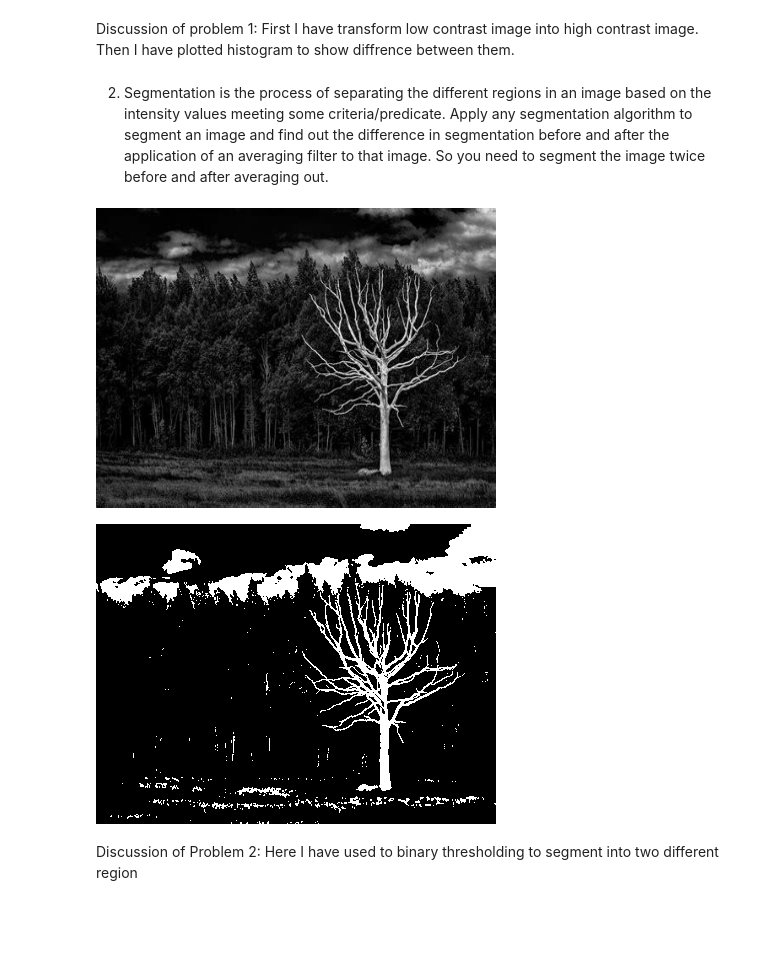
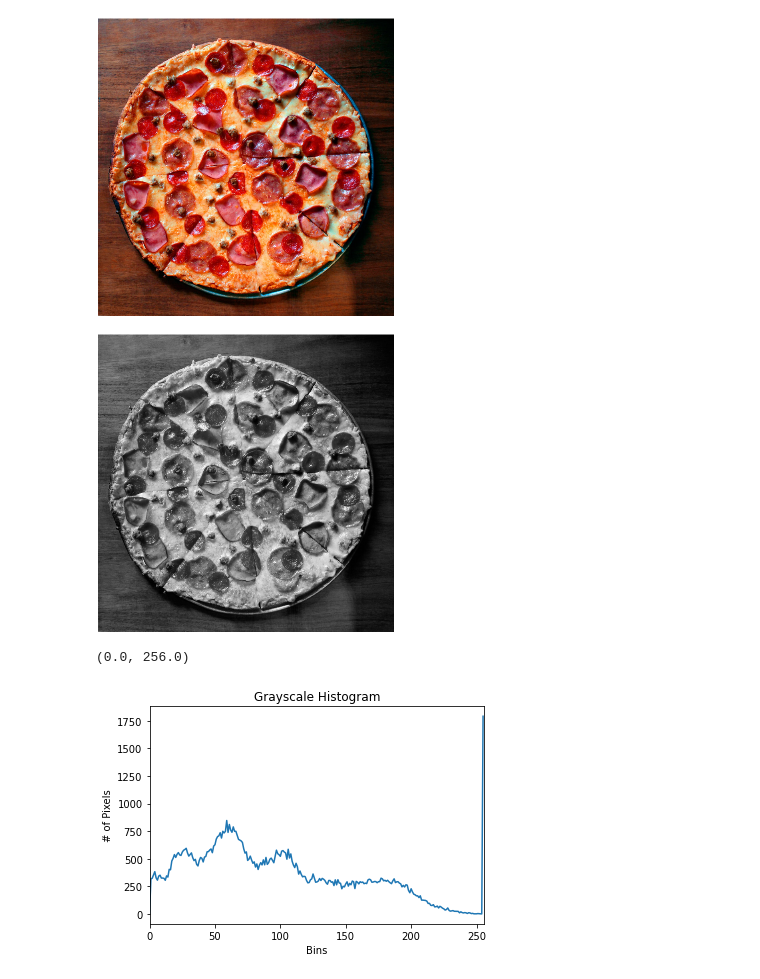
Before and after one commit to QuaziSamiha/Digital_Image_Processing, a Jupyter notebook: 1703155_DIP_Lab_Final.ipynb, the cells around one changed output. Cells and saved outputs as stored; diff of their text form; code cells hidden in the pictures; blank space fills up the shorter version.

```diff
--- a/1703155_DIP_Lab_Final.ipynb
+++ b/1703155_DIP_Lab_Final.ipynb
@@ -75,31 +8,11 @@ plt.show()
-# %% [markdown]
-Discussion of problem 1:
-First I have transform low contrast image into high contrast image. Then I have plotted histogram to show diffrence between them.
-# %% [markdown]
-2. Segmentation is the process of separating the different regions in an image based on the intensity values meeting some criteria/predicate. Apply any segmentation algorithm to segment an image and find out the difference in segmentation before and after the application of an averaging filter to that image.
-So you need to segment the image twice before and after averaging out.
-# %%
-img = cv2.imread('/content/drive/MyDrive/Colab Notebooks/images/th.JPEG')
-resized_img = cv2.resize(img, (400,300))
-cv2_imshow(resized_img)
-
-grayImg = cv2.cvtColor(resized_img, cv2.COLOR_BGR2GRAY)
-# segmentation using binary threshold
-def threshold(im, th):
-  height = len(im)
-  width = len(im[0])
-  for i in range(height):
-    for j in range(width):
-      if(im[i,j] > th):
-        im[i,j] = 255
-      else:
-        im[i,j] = 0
-  return im
-
-cv2_imshow(threshold(grayImg, 75))
-# %% [output]
-[figure, removed]
-[figure, removed]
-# %% [markdown]
-Discussion of Problem 2:
-Here I have used to binary thresholding to segment into two different region
+# %%
+img1 = cv2.imread('/content/drive/MyDrive/DIP lab/Lab_1/pizza.png')
+img1 = cv2.resize(img1, (300,300))
+imshow(img1)
+# %% [output]
+[figure, added]
+# %%
+gray = cv2.cvtColor(img1, cv2.COLOR_BGR2GRAY)
+imshow(gray)
+# %% [output]
+[figure, added]
@@ -105,0 +21,11 @@ Here I have used to binary thresholding to segment into two different region
+# %%
+# plot the histogram
+plt.figure()
+plt.title("Grayscale Histogram")
+plt.xlabel("Bins")
+plt.ylabel("# of Pixels")
+plt.plot(hist)
+plt.xlim([0, 256])
+# %% [output]
+(0.0, 256.0)
+[figure, added]
```
Also changed, not shown: parts of 8 cells of this notebook.
